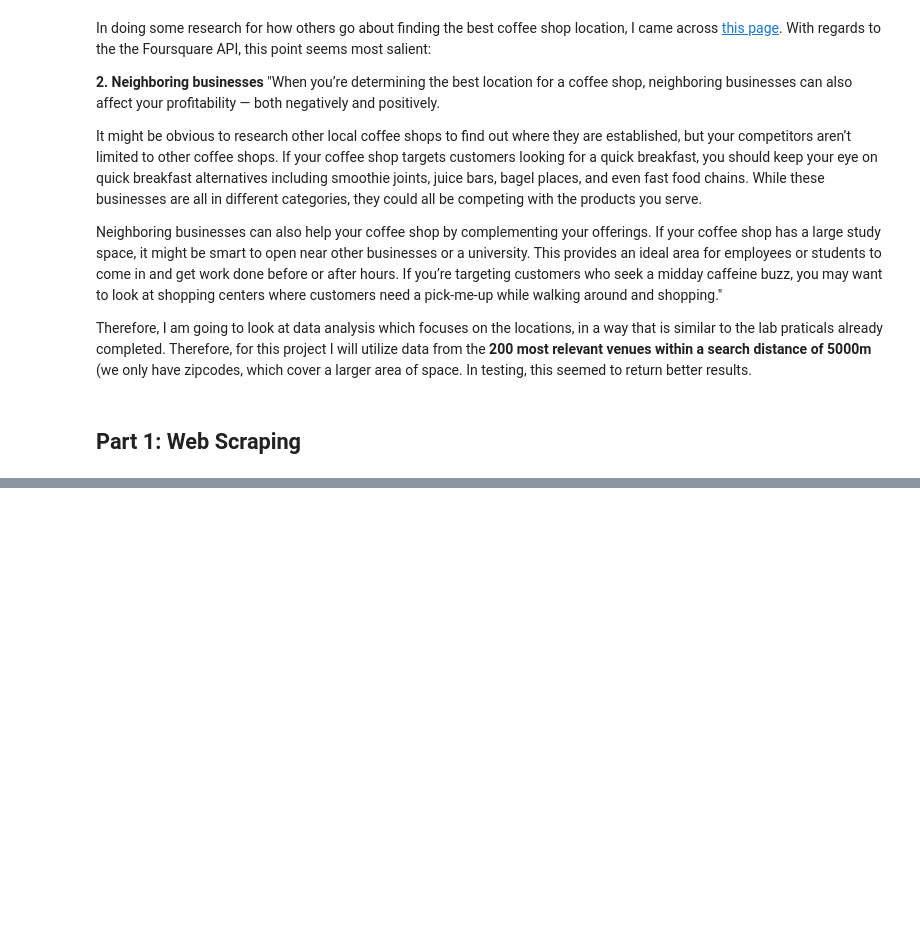
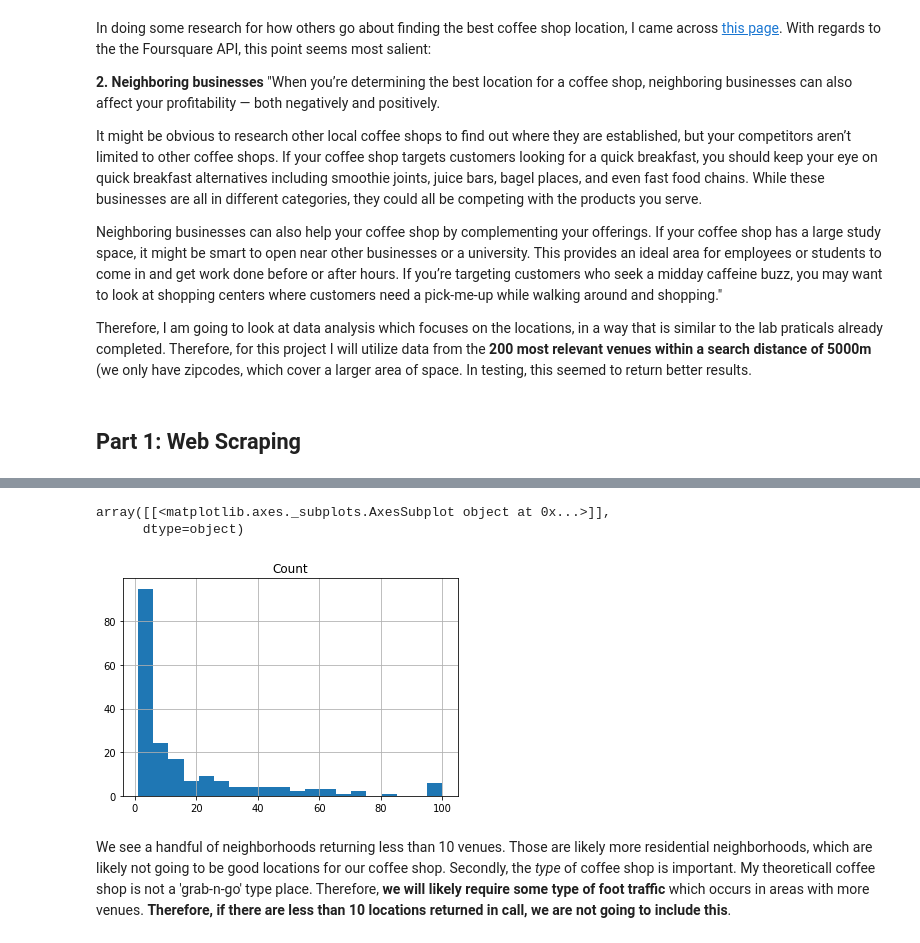
Before and after one commit to MattWittbrodt/capstone_project, a Jupyter notebook: Capstone_Week1_Business Problem.ipynb, the cells around one changed output, grey strips where cells are left out. Cells and saved outputs as stored; diff of their text form; code cells hidden in the pictures; blank space fills up the shorter version.

```diff
--- a/Capstone_Week1_Business Problem.ipynb
+++ b/Capstone_Week1_Business Problem.ipynb
@@ -231,0 +198,8 @@ atl_venues.head()
+# %%
+counts.hist(bins=20)
+# %% [output]
+array([[<matplotlib.axes._subplots.AxesSubplot object at 0x...>]],
+      dtype=object)
+[figure, added]
+# %% [markdown]
+We see a handful of neighborhoods returning less than 10 venues. Those are likely more residential neighborhoods, which are likely not going to be good locations for our coffee shop. Secondly, the *type* of coffee shop is important. My theoreticall coffee shop is not a 'grab-n-go' type place. Therefore, **we will likely require some type of foot traffic** which occurs in areas with more venues. **Therefore, if there are less than 10 locations returned in call, we are not going to include this**.
```
Also changed, not shown: parts of 38 cells of this notebook, 3 other files.
